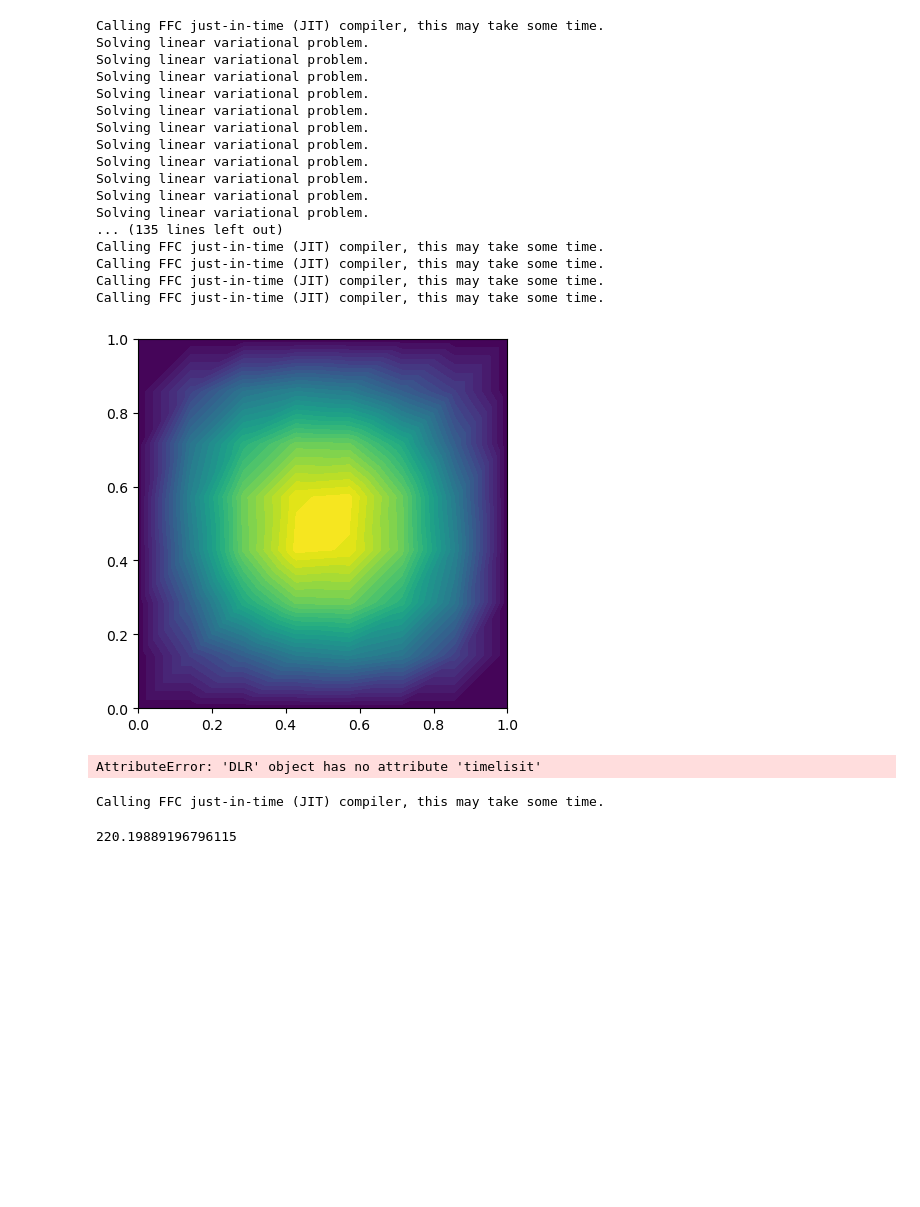
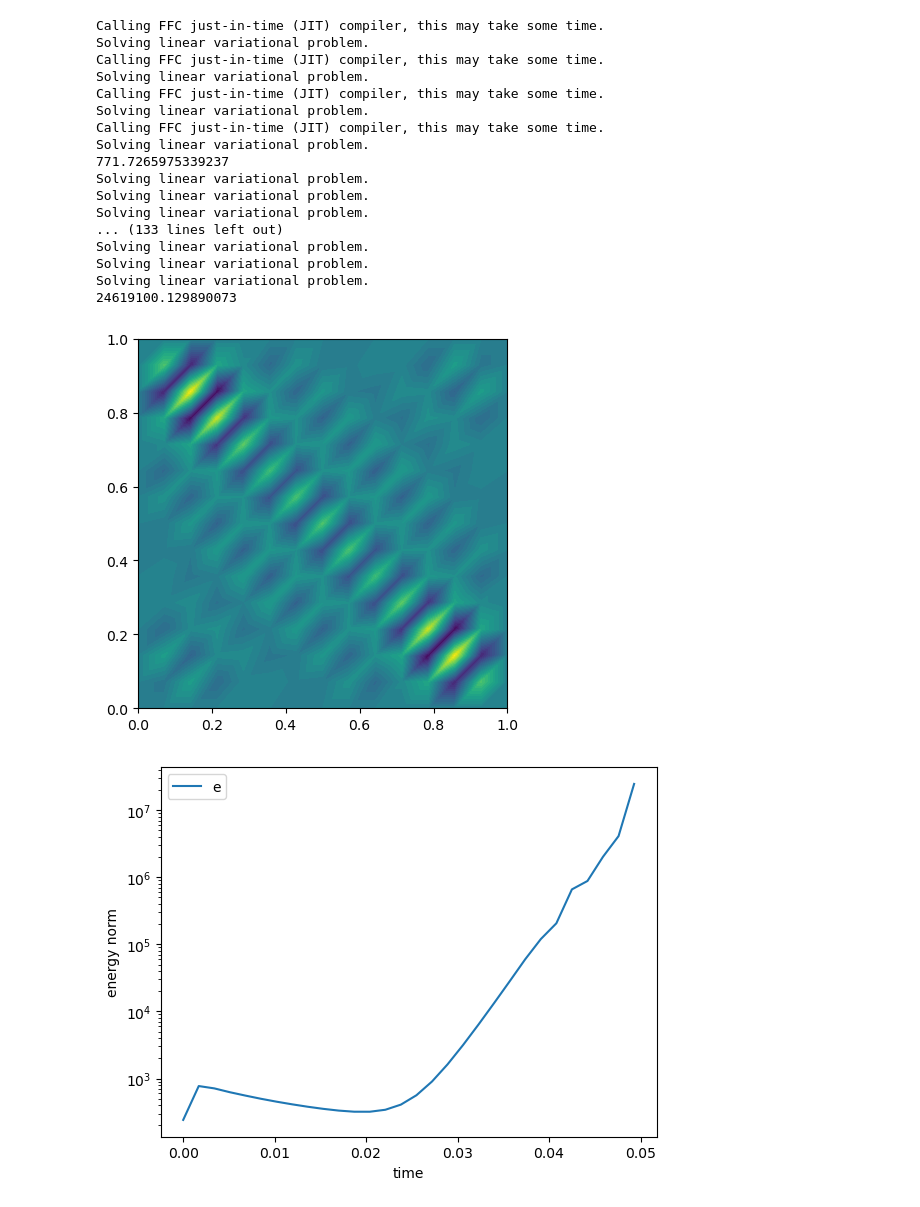
Before and after one commit to Naokikiki/Random_heat, a Jupyter notebook: random_heat/DLR.ipynb, the cells around one changed output. Cells and saved outputs as stored; diff of their text form; code cells hidden in the pictures; blank space fills up the shorter version.

```diff
--- a/random_heat/DLR.ipynb
+++ b/random_heat/DLR.ipynb
@@ -248,31 +405,23 @@ class DLR:
 # %%
-random_heat = DLR(dt = 0.0017,n = 7,M = 10)
+random_heat = DLR(dt = 0.0017,n = 14,M = 10)
 random_heat.explicit_simulate()
-# random_heat.energynorm()
-random_heat.plot_field()
 # %% [output]
 Calling FFC just-in-time (JIT) compiler, this may take some time.
+Solving linear variational problem.
+Calling FFC just-in-time (JIT) compiler, this may take some time.
+Solving linear variational problem.
+Calling FFC just-in-time (JIT) compiler, this may take some time.
+Solving linear variational problem.
+Calling FFC just-in-time (JIT) compiler, this may take some time.
+Solving linear variational problem.
+771.7265975339237
 Solving linear variational problem.
 Solving linear variational problem.
 Solving linear variational problem.
+... (133 lines left out)
 Solving linear variational problem.
 Solving linear variational problem.
 Solving linear variational problem.
-Solving linear variational problem.
-Solving linear variational problem.
-Solving linear variational problem.
-Solving linear variational problem.
-Solving linear variational problem.
-... (135 lines left out)
-Calling FFC just-in-time (JIT) compiler, this may take some time.
-Calling FFC just-in-time (JIT) compiler, this may take some time.
-Calling FFC just-in-time (JIT) compiler, this may take some time.
-Calling FFC just-in-time (JIT) compiler, this may take some time.
+24619100.129890073
-[figure, old version]
+[figure, new version]
-AttributeError: 'DLR' object has no attribute 'timelisit'
+[figure, added]
-# %%
-random_heat = DLR(dt = 0.0017,n = 7,M = 10)
-random_heat.energynorm()
-# %% [output]
-Calling FFC just-in-time (JIT) compiler, this may take some time.
-220.19889196796115
```
Also changed, not shown: parts of 5 cells of this notebook.
